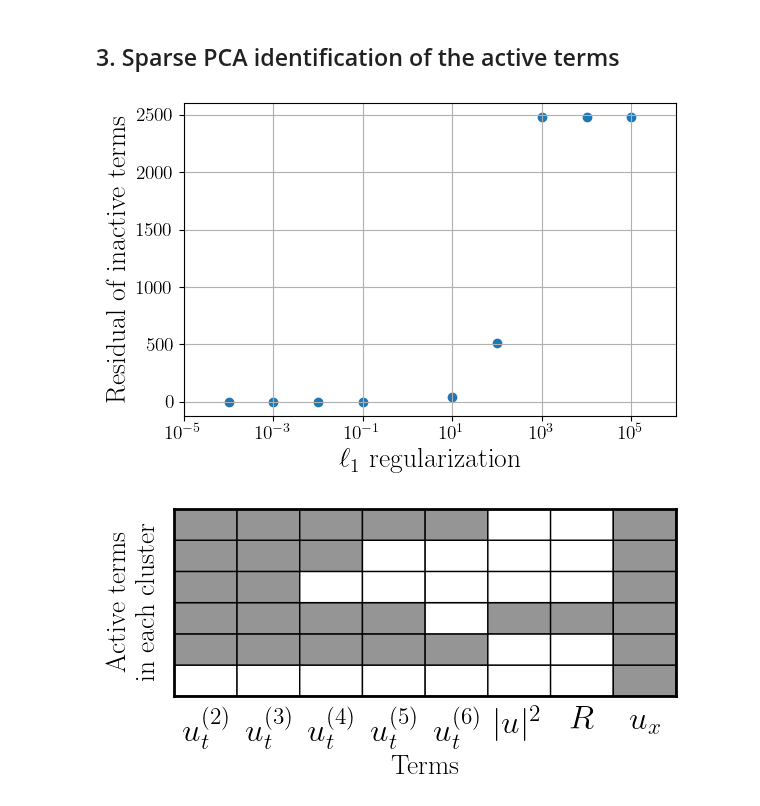
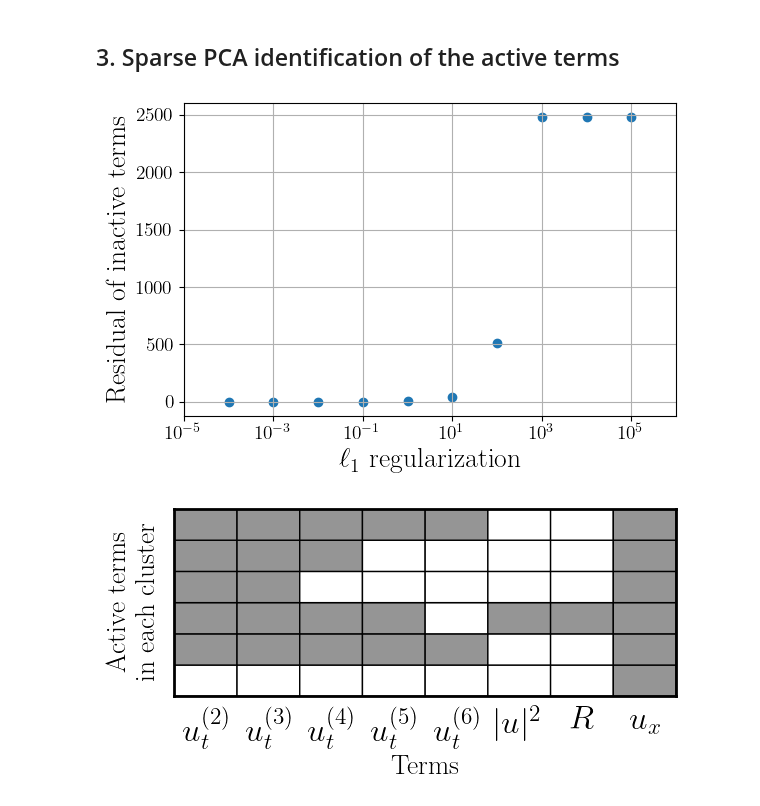
Before and after one commit to tbreitburd/Learning-Dominant-Physical-Processes-using-Unsupervised-Learning-Techniques-, a Jupyter notebook: Notebooks/Optical_Pulse.ipynb, the cells around one changed output. Drawn from its saved outputs; the diff is of its cells as text; code cells hidden in the pictures.

```diff
--- a/Notebooks/Optical_Pulse.ipynb
+++ b/Notebooks/Optical_Pulse.ipynb
@@ -222,29 +222,40 @@ plot_clustering_optics(clustermap, x, t_sub, n_clusters)
 # %% [markdown]
 ## 3. Sparse PCA identification of the active terms
 # %%
-alphas = [1e-4, 1e-3, 1e-2, 0.1, 10, 100, 1e3, 1e4, 1e5]
+alphas = [1e-4, 1e-3, 1e-2, 0.1, 1, 10, 100, 1e3, 1e4, 1e5]
 err = np.zeros([len(alphas)])
 
-for k, alpha in enumerate(alphas):
-    for i in range(n_clusters):
+
+def spca_err(alpha, cluster_idx, features, nc):
+    err_ = 0
+
+    for i in range(nc):
         # Identify points in the field corresponding to each cluster
         feature_idx = np.where(cluster_idx == i)[0]
         cluster_features = features[feature_idx, :]
 
         # Conduct Sparse PCA
-        spca = SparsePCA(n_components=1, alpha=alphas[k], random_state=seed)
+        spca = SparsePCA(n_components=1, alpha=alpha)
         spca.fit(cluster_features)
 
         # Identify active and inactive terms
         active_terms = np.where(spca.components_[0] != 0)[0]
         inactive_terms = np.where(spca.components_[0] == 0)[0]
 
-        err[k] += np.sqrt(np.sum((cluster_features[:, inactive_terms].ravel()) ** 2))
+        err_ += np.sqrt(np.sum((cluster_features[:, inactive_terms].ravel()) ** 2))
+
+    return err_
 
 
+from joblib import Parallel, delayed
+
+err = Parallel(n_jobs=4)(
+    delayed(spca_err)(alpha, cluster_idx, features, n_clusters) for alpha in alphas
+)
+
 pf.plot_spca_residuals(alphas, err)
 # %% [output]
-[figure, old version]
+[figure, new version]
 # %%
 # Set the alpha regularization term to 40
 alpha = 10
```
Also changed, not shown: 3 other files.
